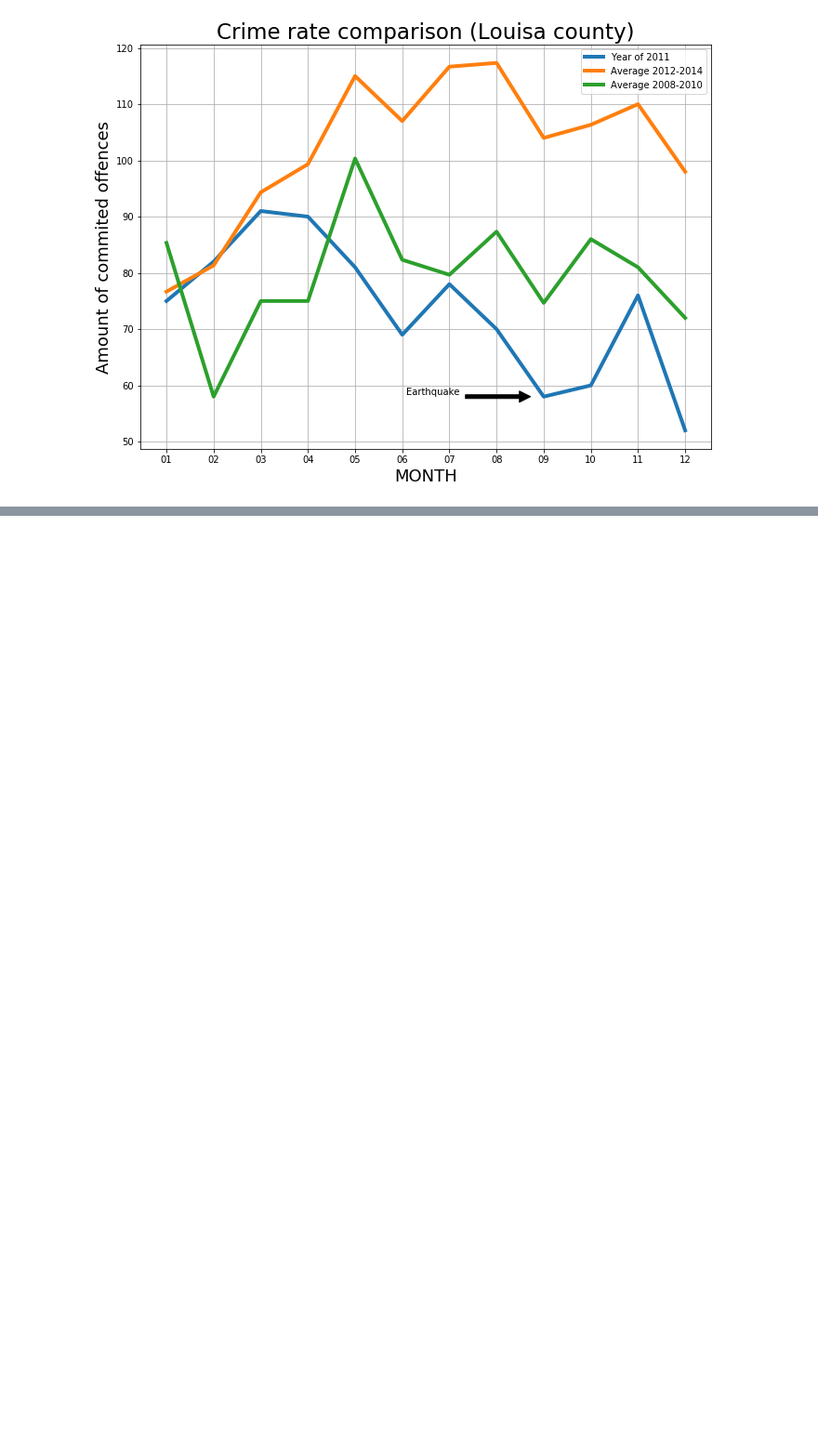
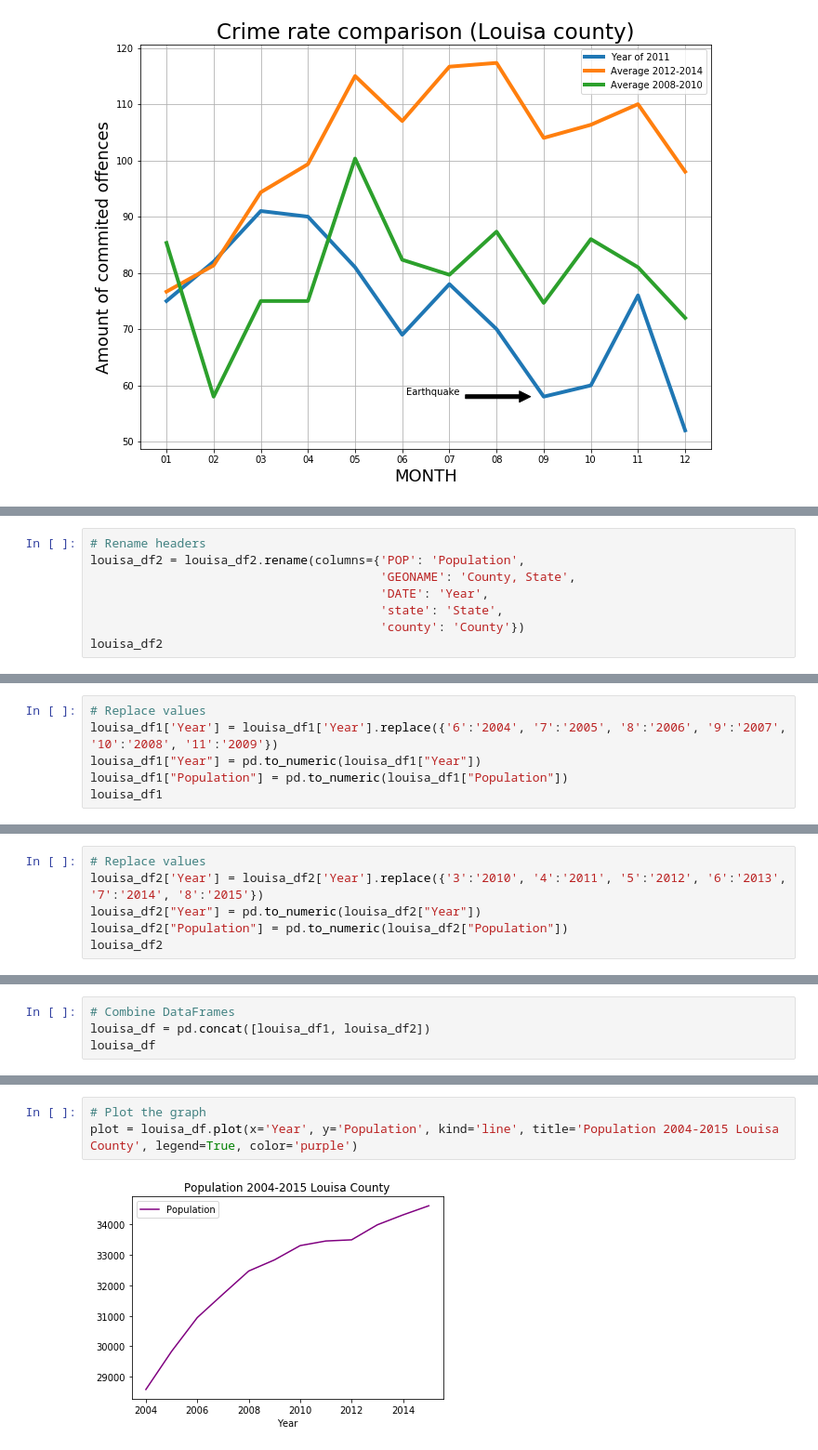
Before and after one commit to olegmrnv/crime_correlations, a Jupyter notebook: notebooks/data_analysis.ipynb, the cells around one changed output, grey strips where cells are left out. Shown: that part at 93% size. Saved outputs shown, nothing was run; the diff lists cells and outputs as text; blank space fills up the shorter version.

```diff
--- a/notebooks/data_analysis.ipynb
+++ b/notebooks/data_analysis.ipynb
@@ -295,0 +564,8 @@ plt.savefig ("../data/cleaned_data/louisa_crime_comparison.png")
+# %%
+# Rename headers
+louisa_df2 = louisa_df2.rename(columns={'POP': 'Population',
+                                        'GEONAME': 'County, State',
+                                        'DATE': 'Year',
+                                        'state': 'State',
+                                        'county': 'County'})
+louisa_df2
@@ -295,0 +580,6 @@ plt.savefig ("../data/cleaned_data/louisa_crime_comparison.png")
+# %%
+# Replace values
+louisa_df1['Year'] = louisa_df1['Year'].replace({'6':'2004', '7':'2005', '8':'2006', '9':'2007', '10':'2008', '11':'2009'})
+louisa_df1["Year"] = pd.to_numeric(louisa_df1["Year"])
+louisa_df1["Population"] = pd.to_numeric(louisa_df1["Population"])
+louisa_df1
@@ -295,0 +594,6 @@ plt.savefig ("../data/cleaned_data/louisa_crime_comparison.png")
+# %%
+# Replace values
+louisa_df2['Year'] = louisa_df2['Year'].replace({'3':'2010', '4':'2011', '5':'2012', '6':'2013', '7':'2014', '8':'2015'})
+louisa_df2["Year"] = pd.to_numeric(louisa_df2["Year"])
+louisa_df2["Population"] = pd.to_numeric(louisa_df2["Population"])
+louisa_df2
@@ -295,0 +630,4 @@ plt.savefig ("../data/cleaned_data/louisa_crime_comparison.png")
+# %%
+# Combine DataFrames
+louisa_df = pd.concat([louisa_df1, louisa_df2])
+louisa_df
@@ -295,0 +665,5 @@ plt.savefig ("../data/cleaned_data/louisa_crime_comparison.png")
+# %%
+# Plot the graph
+plot = louisa_df.plot(x='Year', y='Population', kind='line', title='Population 2004-2015 Louisa County', legend=True, color='purple')
+# %% [output]
+[figure, added]
```
Also changed, not shown: parts of 33 cells of this notebook, 10 other files.
